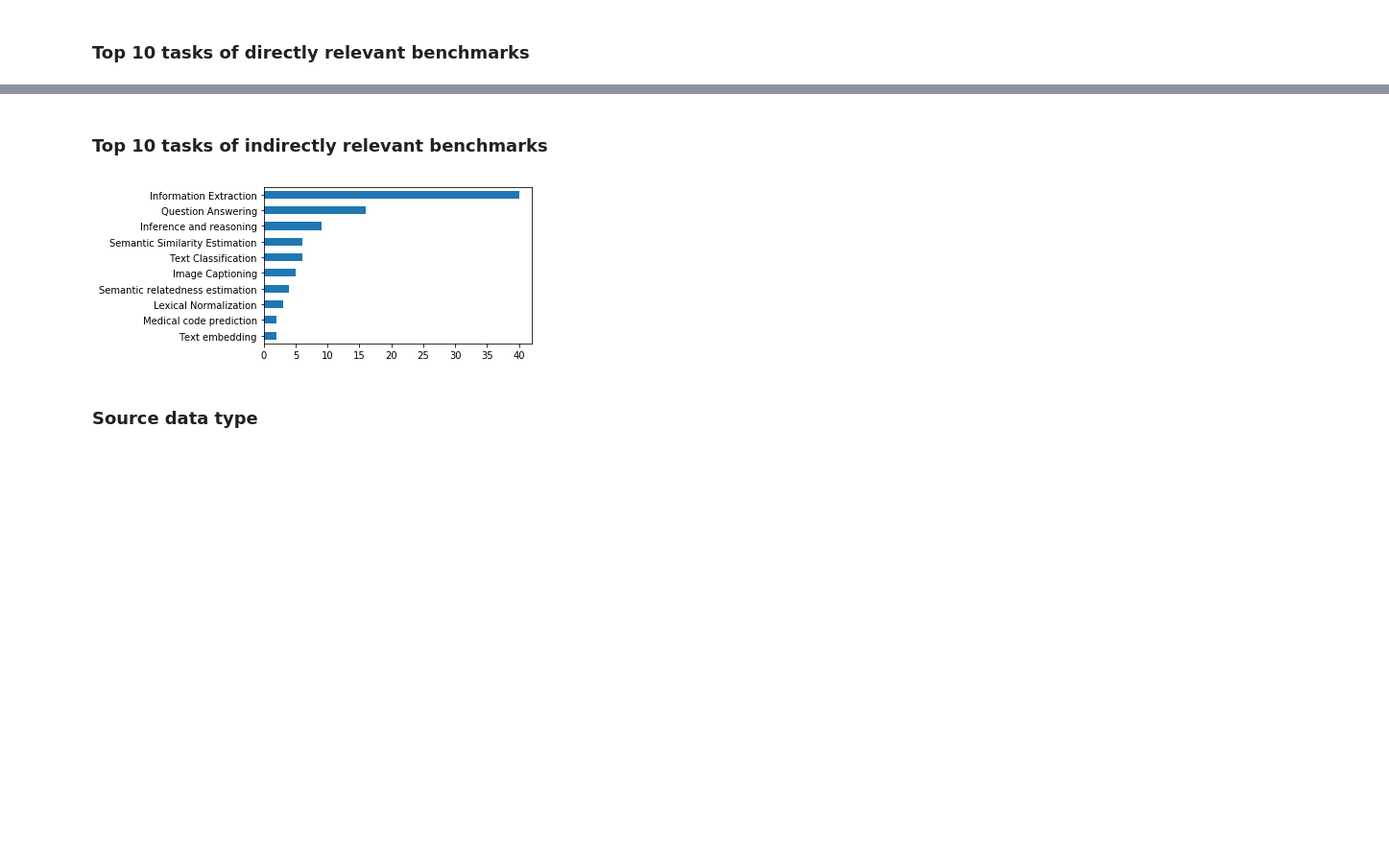
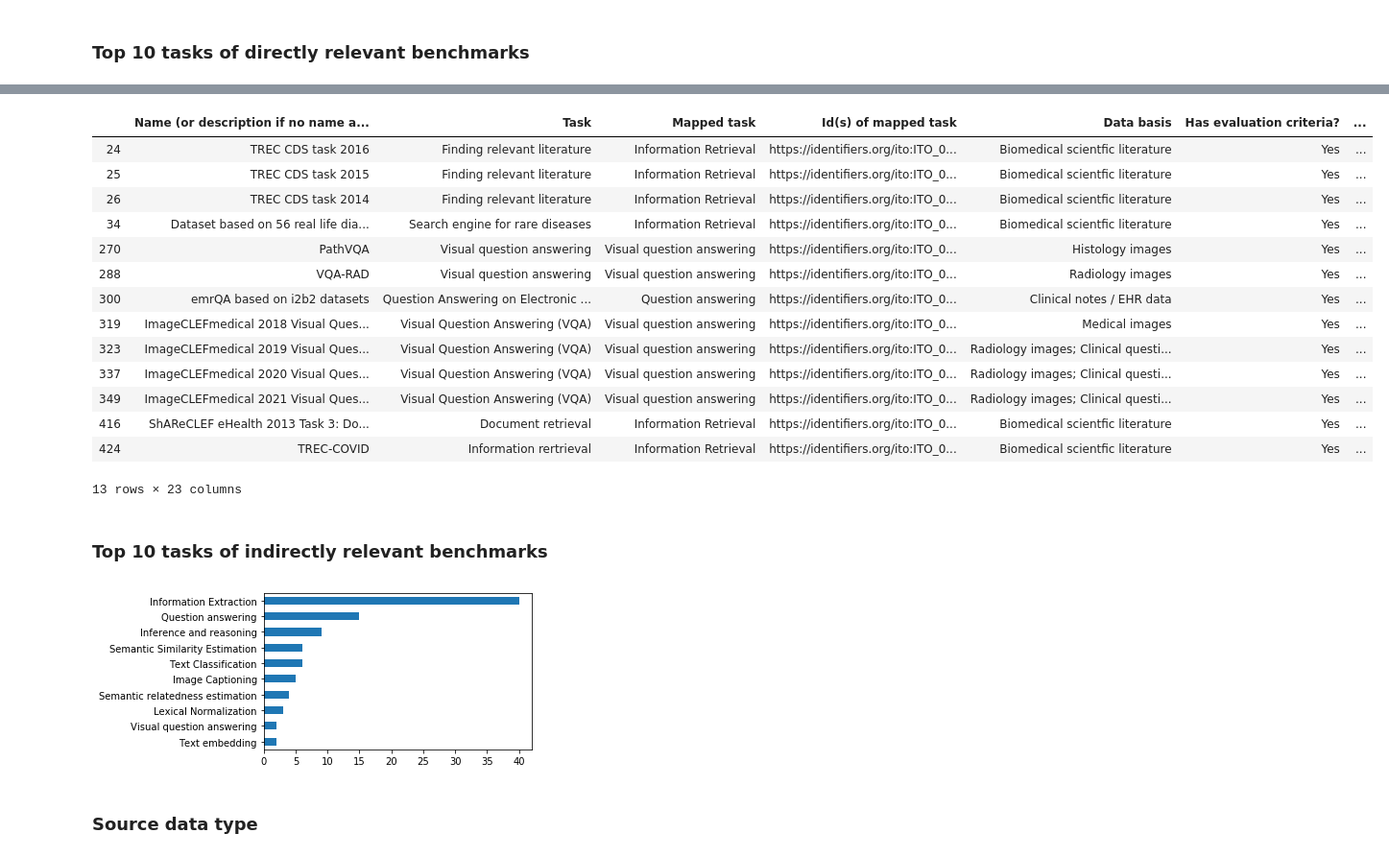
Before and after one commit to OpenBioLink/ITO, a Jupyter notebook: notebooks/clinical_benchmarks/clinically_relevant_benchmarks.ipynb, the cells around one changed output, grey strips where cells are left out. Shown: that part at 96% size. Cells and saved outputs as stored; diff of their text form; code cells hidden in the pictures; blank space fills up the shorter version.

```diff
--- a/notebooks/clinical_benchmarks/clinically_relevant_benchmarks.ipynb
+++ b/notebooks/clinical_benchmarks/clinically_relevant_benchmarks.ipynb
@@ -55,12 +55,30 @@ tasks_directly_relevant.figure.savefig('tasks_directly_relevant.png', bbox_inche
+# %%
+directly_relevant_df
+# %% [output]
+|  | Name (or description if no name a... | Task | Mapped task | Id(s) of mapped task | Data basis | Has evaluation criteria? | ... |
+| 24 | TREC CDS task 2016 | Finding relevant literature | Information Retrieval | https://identifiers.org/ito:ITO_0... | Biomedical scientfic literature | Yes | ... |
+| 25 | TREC CDS task 2015 | Finding relevant literature | Information Retrieval | https://identifiers.org/ito:ITO_0... | Biomedical scientfic literature | Yes | ... |
+| 26 | TREC CDS task 2014 | Finding relevant literature | Information Retrieval | https://identifiers.org/ito:ITO_0... | Biomedical scientfic literature | Yes | ... |
+| 34 | Dataset based on 56 real life dia... | Search engine for rare diseases | Information Retrieval | https://identifiers.org/ito:ITO_0... | Biomedical scientfic literature | Yes | ... |
+| 270 | PathVQA | Visual question answering | Visual question answering | https://identifiers.org/ito:ITO_0... | Histology images | Yes | ... |
+| 288 | VQA-RAD | Visual question answering | Visual question answering | https://identifiers.org/ito:ITO_0... | Radiology images | Yes | ... |
+| 300 | emrQA based on i2b2 datasets | Question Answering on Electronic ... | Question answering | https://identifiers.org/ito:ITO_0... | Clinical notes / EHR data | Yes | ... |
+| 319 | ImageCLEFmedical 2018 Visual Ques... | Visual Question Answering (VQA) | Visual question answering | https://identifiers.org/ito:ITO_0... | Medical images | Yes | ... |
+| 323 | ImageCLEFmedical 2019 Visual Ques... | Visual Question Answering (VQA) | Visual question answering | https://identifiers.org/ito:ITO_0... | Radiology images; Clinical questi... | Yes | ... |
+| 337 | ImageCLEFmedical 2020 Visual Ques... | Visual Question Answering (VQA) | Visual question answering | https://identifiers.org/ito:ITO_0... | Radiology images; Clinical questi... | Yes | ... |
+| 349 | ImageCLEFmedical 2021 Visual Ques... | Visual Question Answering (VQA) | Visual question answering | https://identifiers.org/ito:ITO_0... | Radiology images; Clinical questi... | Yes | ... |
+| 416 | ShAReCLEF eHealth 2013 Task 3: Do... | Document retrieval | Information Retrieval | https://identifiers.org/ito:ITO_0... | Biomedical scientfic literature | Yes | ... |
+| 424 | TREC-COVID | Information rertrieval | Information Retrieval | https://identifiers.org/ito:ITO_0... | Biomedical scientfic literature | Yes | ... |
+13 rows × 23 columns
 # %% [markdown]
 ### Top 10 tasks of indirectly relevant benchmarks
 # %%
-indirectly_relevant_df = benchmarks_df.loc[benchmark_df['Clinical relevance'] == 'Indirectly']
+indirectly_relevant_df = benchmarks_df.loc[benchmarks_df['Clinical relevance'] == 'Indirectly']
 tasks_indirectly_relevant = indirectly_relevant_df['Mapped task'].value_counts().sort_values()[-10:].plot.barh(figsize=(5,3))
 
 tasks_indirectly_relevant.figure.savefig('tasks_indirectly_relevant.png', bbox_inches='tight', dpi=300)
 # %% [output]
-[figure, old version]
+[figure, new version]
 # %% [markdown]
 ### Source data type
 # %%
```
Also changed, not shown: parts of 14 cells of this notebook.
